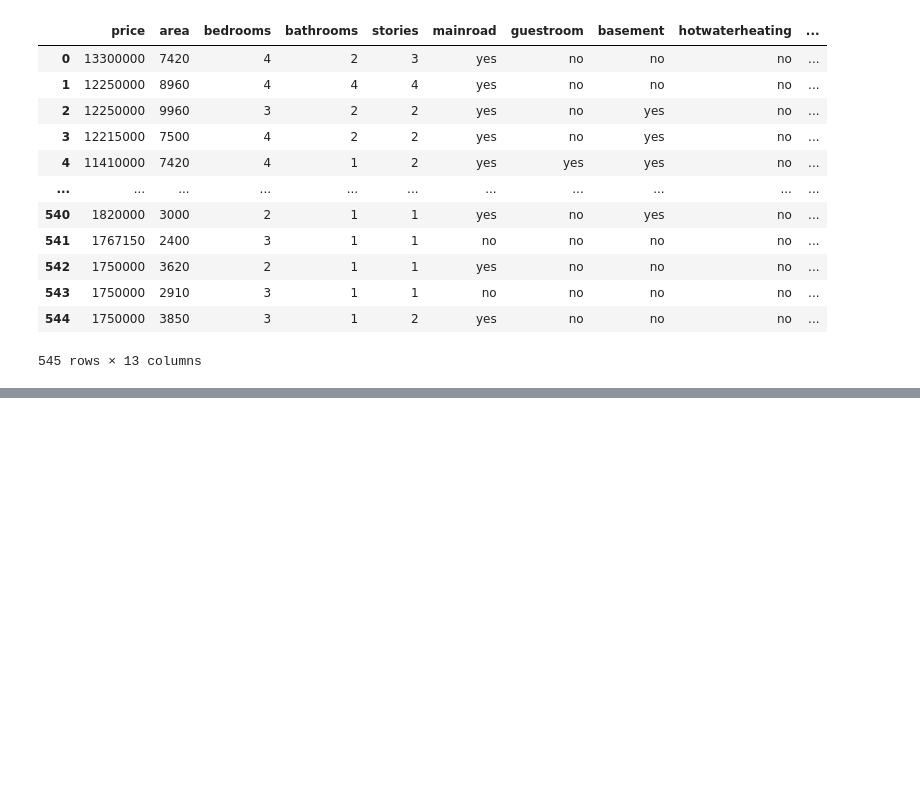
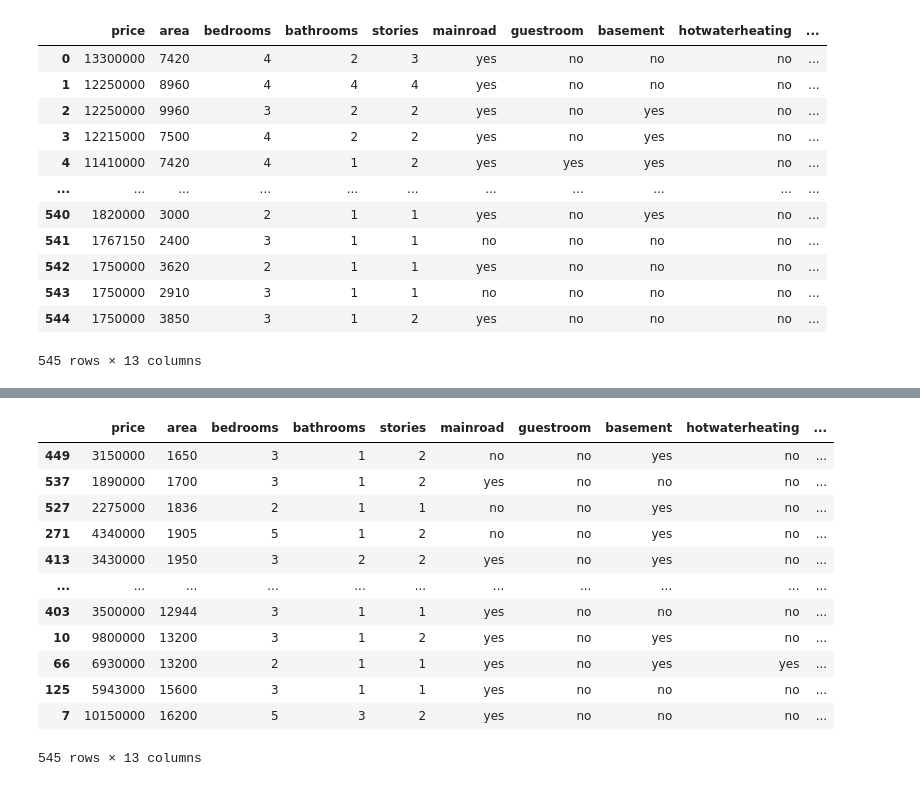
Before and after one commit to jagadeesh-gajula/code-sharing-repo, a Jupyter notebook: Pandas B4.ipynb, the cells around one changed output, grey strips where cells are left out. Cells and saved outputs as stored; diff of their text form; code cells hidden in the pictures; blank space fills up the shorter version.

```diff
--- a/Pandas B4.ipynb
+++ b/Pandas B4.ipynb
@@ -88,0 +142,16 @@ data
+# %%
+data.sort_values(by='area',ascending=True)
+# %% [output]
+|  | price | area | bedrooms | bathrooms | stories | mainroad | guestroom | basement | hotwaterheating | ... |
+| 449 | 3150000 | 1650 | 3 | 1 | 2 | no | no | yes | no | ... |
+| 537 | 1890000 | 1700 | 3 | 1 | 2 | yes | no | no | no | ... |
+| 527 | 2275000 | 1836 | 2 | 1 | 1 | no | no | yes | no | ... |
+| 271 | 4340000 | 1905 | 5 | 1 | 2 | no | no | yes | no | ... |
+| 413 | 3430000 | 1950 | 3 | 2 | 2 | yes | no | yes | no | ... |
+| ... | ... | ... | ... | ... | ... | ... | ... | ... | ... | ... |
+| 403 | 3500000 | 12944 | 3 | 1 | 1 | yes | no | no | no | ... |
+| 10 | 9800000 | 13200 | 3 | 1 | 2 | yes | no | yes | no | ... |
+| 66 | 6930000 | 13200 | 2 | 1 | 1 | yes | no | yes | yes | ... |
+| 125 | 5943000 | 15600 | 3 | 1 | 1 | yes | no | no | no | ... |
+| 7 | 10150000 | 16200 | 5 | 3 | 2 | yes | no | no | no | ... |
+545 rows × 13 columns
```
Also changed, not shown: parts of 26 cells of this notebook, 5 other files.
